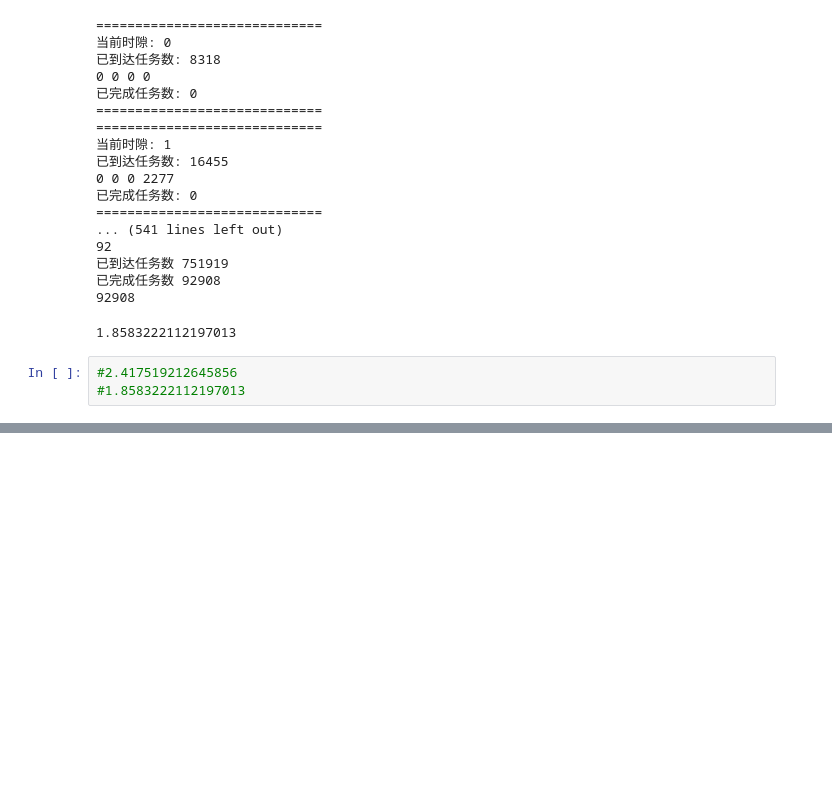
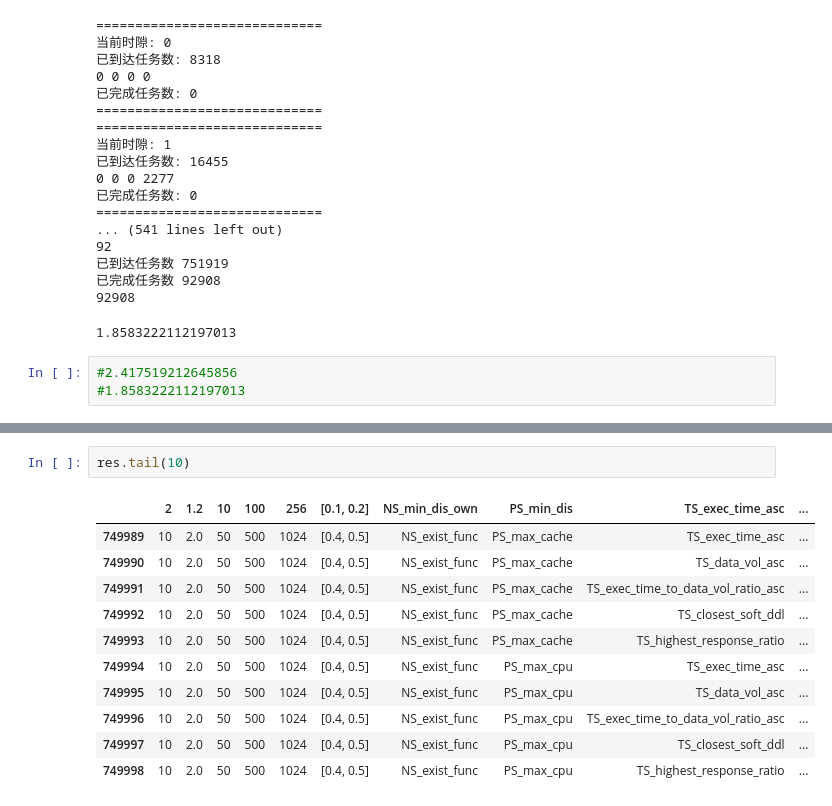
Before and after one commit to lixin-jnu/CMFO, a Jupyter notebook: 05.ipynb, the cells around one changed output, grey strips where cells are left out. Saved outputs shown, nothing was run; the diff lists cells and outputs as text; blank space fills up the shorter version.

```diff
--- a/05.ipynb
+++ b/05.ipynb
@@ -675,0 +691,14 @@ np.mean(list(delayDic.values()))
+# %%
+res.tail(10)
+# %% [output]
+|  | 2 | 1.2 | 10 | 100 | 256 | [0.1, 0.2] | NS_min_dis_own | PS_min_dis | TS_exec_time_asc | ... |
+| 749989 | 10 | 2.0 | 50 | 500 | 1024 | [0.4, 0.5] | NS_exist_func | PS_max_cache | TS_exec_time_asc | ... |
+| 749990 | 10 | 2.0 | 50 | 500 | 1024 | [0.4, 0.5] | NS_exist_func | PS_max_cache | TS_data_vol_asc | ... |
+| 749991 | 10 | 2.0 | 50 | 500 | 1024 | [0.4, 0.5] | NS_exist_func | PS_max_cache | TS_exec_time_to_data_vol_ratio_asc | ... |
+| 749992 | 10 | 2.0 | 50 | 500 | 1024 | [0.4, 0.5] | NS_exist_func | PS_max_cache | TS_closest_soft_ddl | ... |
+| 749993 | 10 | 2.0 | 50 | 500 | 1024 | [0.4, 0.5] | NS_exist_func | PS_max_cache | TS_highest_response_ratio | ... |
+| 749994 | 10 | 2.0 | 50 | 500 | 1024 | [0.4, 0.5] | NS_exist_func | PS_max_cpu | TS_exec_time_asc | ... |
+| 749995 | 10 | 2.0 | 50 | 500 | 1024 | [0.4, 0.5] | NS_exist_func | PS_max_cpu | TS_data_vol_asc | ... |
+| 749996 | 10 | 2.0 | 50 | 500 | 1024 | [0.4, 0.5] | NS_exist_func | PS_max_cpu | TS_exec_time_to_data_vol_ratio_asc | ... |
+| 749997 | 10 | 2.0 | 50 | 500 | 1024 | [0.4, 0.5] | NS_exist_func | PS_max_cpu | TS_closest_soft_ddl | ... |
+| 749998 | 10 | 2.0 | 50 | 500 | 1024 | [0.4, 0.5] | NS_exist_func | PS_max_cpu | TS_highest_response_ratio | ... |
```
Also changed, not shown: parts of 1 cell of this notebook, 3 other files.
